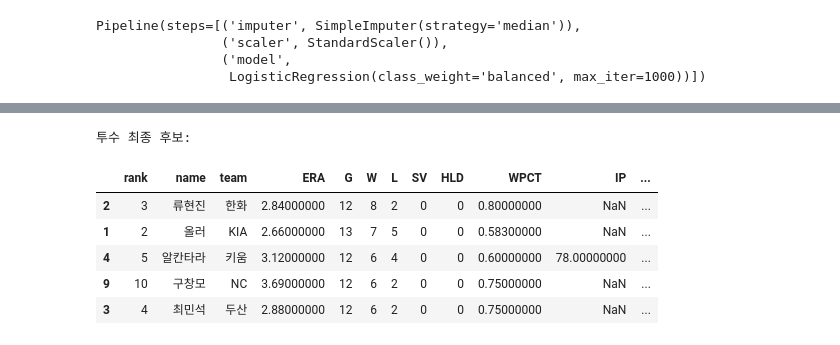
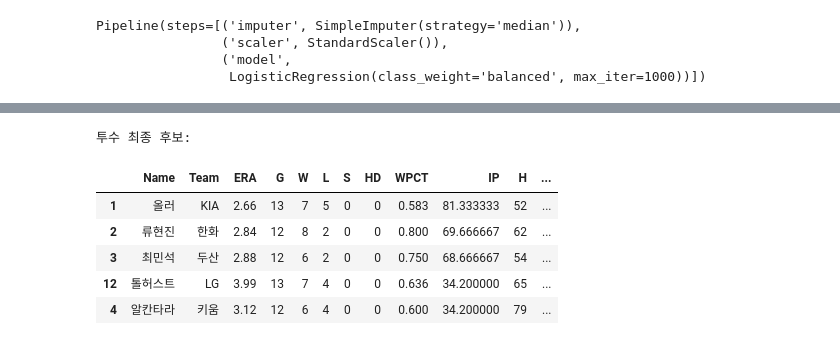
Before and after one commit to dohee-jin/data-mining-final-project, a Jupyter notebook: kbo_goldenglove_analysis.ipynb, the cells around one changed output, grey strips where cells are left out. Saved outputs shown, nothing was run; the diff lists cells and outputs as text; code cells hidden in the pictures.

```diff
--- a/kbo_goldenglove_analysis.ipynb
+++ b/kbo_goldenglove_analysis.ipynb
@@ -1163,6 +1347,10 @@ Pipeline(steps=[('imputer', SimpleImputer(strategy='median')),
 
 # 원본 복사
 hitter_2026_model = hitter_2026.copy()
+
+# 'rank' 컬럼 제거 (예측에 사용되지 않으므로 제거하여 일관성 유지)
+if 'rank' in hitter_2026_model.columns:
+    hitter_2026_model = hitter_2026_model.drop(columns=['rank'])
 
 # 학습 때 사용한 feature 기준으로 숫자형 변환
 for col in hitter_features:
@@ -1187,7 +1375,8 @@ hitter_result = hitter_2026_model.sort_values(
 )
 
 hitter_result[[
-    "year", "name", "team", "position",
-    "AVG", "G", "PA", "AB", "R", "H", "HR", "RBI", "goldenglove_probability"
+    'Year', 'Name', 'Team', 'Pos',
+    'AVG', 'G', 'PA', 'R', 'H', 'HR', 'RBI',
+    'BB', 'SO', 'SLG', 'OBP', 'OPS', 'RISP', 'goldenglove_probability'
 ]].head(30)
 # %% [output]
@@ -1214,9 +1442,16 @@ hitter_result[[
 # 원본 복사
 pitcher_2026_model = pitcher_2026.copy()
 
+# 'rank' 컬럼 제거 (예측에 사용되지 않으므로 제거하여 일관성 유지)
+if 'rank' in pitcher_2026_model.columns:
+    pitcher_2026_model = pitcher_2026_model.drop(columns=['rank'])
+
 # 'HLB' 컬럼을 'HLD'로 변경 (feature list와 일치시키기 위해)
 if 'HLB' in pitcher_2026_model.columns:
     pitcher_2026_model = pitcher_2026_model.rename(columns={'HLB': 'HLD'})
+
+# 'IP' 컬럼 전처리 (문자열 fractional innings to float) - 2026 데이터에도 적용
+pitcher_2026_model['IP'] = pitcher_2026_model['IP'].apply(convert_ip_to_float)
 
 # 학습 때 사용한 feature 기준으로 숫자형 변환
 for col in pitcher_features:
@@ -1225,6 +1460,13 @@ for col in pitcher_features:
         pitcher_2026_model[col],
         errors="coerce"
     )
+
+# 남은 결측치 중앙값 대체 - 2026 데이터에도 적용
+# 훈련 데이터의 IP 중앙값을 사용하거나, 2026 데이터의 중앙값을 사용
+if 'IP' in pitcher_features:
+    # 훈련 데이터의 IP 중앙값
+    ip_median_for_imputation = pitcher_recent_clean['IP'].median()
+    pitcher_2026_model['IP'] = pitcher_2026_model['IP'].fillna(ip_median_for_imputation)
 
 # 학습 때 사용한 feature만 추출
 x_pitcher_2026 = pitcher_2026_model[pitcher_features]
@@ -1241,9 +1483,8 @@ pitcher_result = pitcher_2026_model.sort_values(
 )
 
 pitcher_result[[
-    "year", "name", "team",
-    "ERA", "G", "W", "L", "IP", "H", "HR", "BB",
-    "SO", "WHIP",
-    "goldenglove_probability"
+    'Year', 'Name', 'Team',
+    'ERA', 'G', 'W', 'S', 'HD', 'WPCT', 'IP',
+    'SO', 'WHIP', 'QS', 'goldenglove_probability'
 ]].head(30)
 # %% [output]
@@ -1302,27 +1561,28 @@ final_hitter_candidates.head(30)
 # %%
 # 투수 최종 후보
 
 # 투수는 확률값 자체보다 순위 중심으로 해석
 pitcher_result = pitcher_2026_model.sort_values(
     "goldenglove_probability",
     ascending=False
 )
 
 final_pitcher_candidates = pitcher_result.head(5)
 
 final_pitcher_candidates[[
-    "year", "name", "team",
-    "ERA", "W", "L", "IP", "SO", "WHIP",
-    "goldenglove_probability"
+    "Year", "Name", "Team",
+    'ERA', 'G', 'W', 'L', 'S', 'HD', 'WPCT', 'IP',
+    'H', 'HR', 'BB', 'HBP', 'SO', 'R', 'ER', 'WHIP',
+    'CG', 'SHO', 'QS', 'TBF', 'NP', 'AVG', 'goldenglove_probability'
 ]]
 
 print("투수 최종 후보: ")
 final_pitcher_candidates.head(30)
 # %% [output]
 투수 최종 후보:
-|  | rank | name | team | ERA | G | W | L | SV | HLD | WPCT | IP | ... |
-| 2 | 3 | 류현진 | 한화 | 2.84000000 | 12 | 8 | 2 | 0 | 0 | 0.80000000 | NaN | ... |
-| 1 | 2 | 올러 | KIA | 2.66000000 | 13 | 7 | 5 | 0 | 0 | 0.58300000 | NaN | ... |
-| 4 | 5 | 알칸타라 | 키움 | 3.12000000 | 12 | 6 | 4 | 0 | 0 | 0.60000000 | 78.00000000 | ... |
-| 9 | 10 | 구창모 | NC | 3.69000000 | 12 | 6 | 2 | 0 | 0 | 0.75000000 | NaN | ... |
-| 3 | 4 | 최민석 | 두산 | 2.88000000 | 12 | 6 | 2 | 0 | 0 | 0.75000000 | NaN | ... |
+|  | Name | Team | ERA | G | W | L | S | HD | WPCT | IP | H | ... |
+| 1 | 올러 | KIA | 2.66 | 13 | 7 | 5 | 0 | 0 | 0.583 | 81.333333 | 52 | ... |
+| 2 | 류현진 | 한화 | 2.84 | 12 | 8 | 2 | 0 | 0 | 0.800 | 69.666667 | 62 | ... |
+| 3 | 최민석 | 두산 | 2.88 | 12 | 6 | 2 | 0 | 0 | 0.750 | 68.666667 | 54 | ... |
+| 12 | 톨허스트 | LG | 3.99 | 13 | 7 | 4 | 0 | 0 | 0.636 | 34.200000 | 65 | ... |
+| 4 | 알칸타라 | 키움 | 3.12 | 12 | 6 | 4 | 0 | 0 | 0.600 | 34.200000 | 79 | ... |
```
Also changed, not shown: parts of 31 cells of this notebook.
